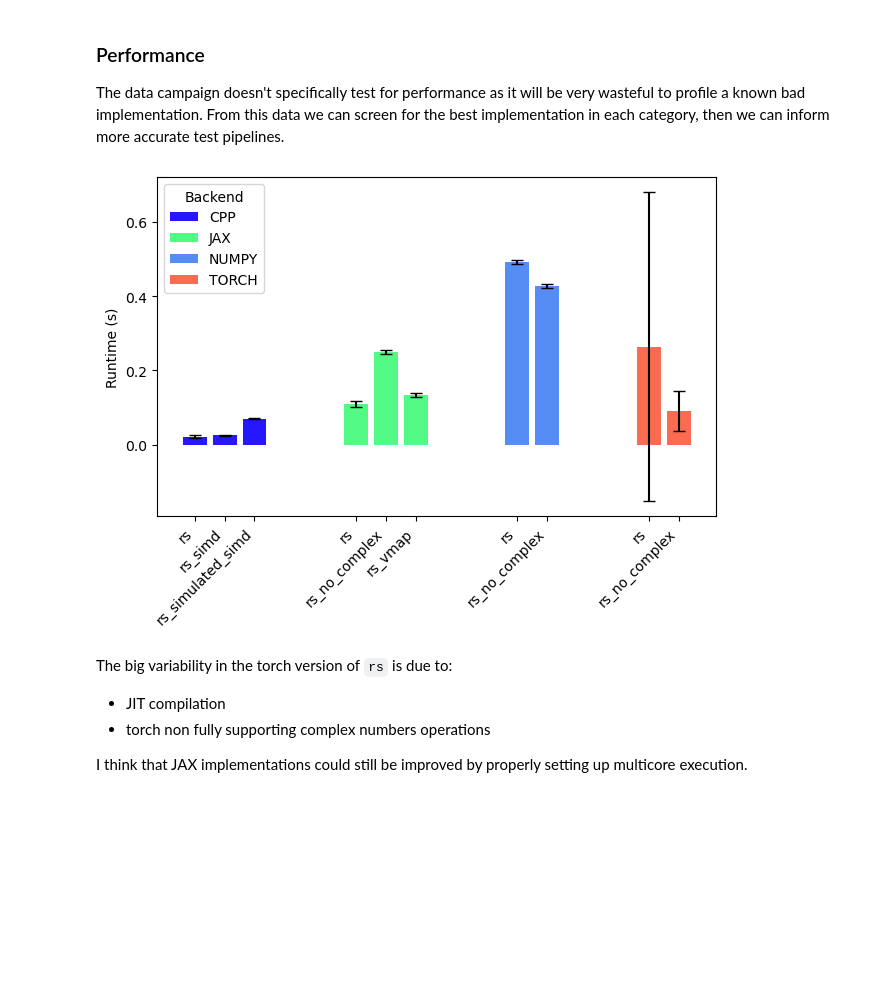
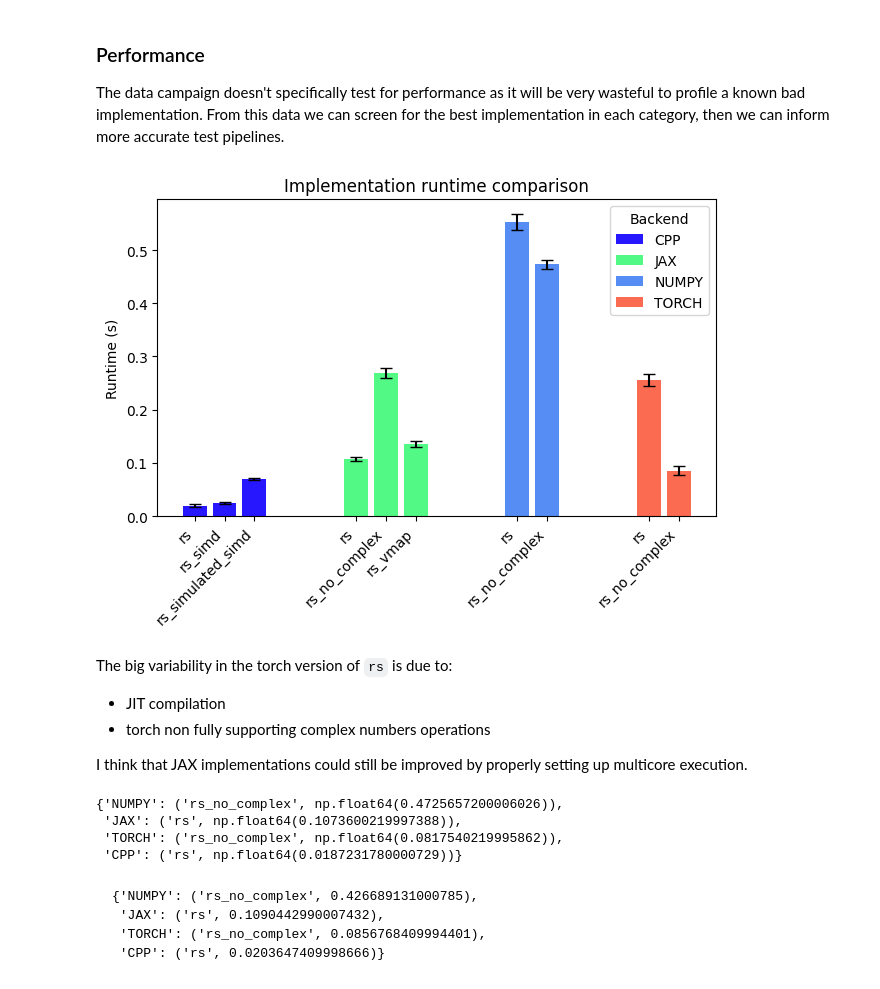
Before and after one commit to FattiMei/slm-porting, a Jupyter notebook: analysis/verification.ipynb, the cells around one changed output. Saved outputs shown, nothing was run; the diff lists cells and outputs as text; code cells hidden in the pictures; blank space fills up the shorter version.

````diff
--- a/analysis/verification.ipynb
+++ b/analysis/verification.ipynb
@@ -11,0 +27,9 @@ df = pd.read_csv('../out.csv')
+# %%
+import jax
+import jax.numpy as jnp
+jax.config.update('jax_enable_x64', True)
+import numpy as np
+
+from slmporting.core.slm import SLM
+from slmporting.core.array import Array
+from slmporting.core.types import Algorithm, Backend, Device, DType
@@ -11,0 +88,9 @@ df = pd.read_csv('../out.csv')
+# %%
+# we are dealing with a number that lives in [0, 2π]
+# and wraps, so 2π-ε and ε are quite close
+#
+# there are possibly better error metrics to be chosen from,
+# especially if we wanted to explore multiprecision.
+# for the verification purposes, this one will suffice
+def error_function(x, y):
+    return np.max(np.abs(x-y))
@@ -11,0 +155,11 @@ df = pd.read_csv('../out.csv')
+# %%
+input_filename = 'hp_laptop.csv'
+
+try:
+    df = pd.read_csv(input_filename)
+except FileNotFoundError:
+    df = run_test_batch(
+        seed = 42,
+        nruns = 5,
+    )
+    df.to_csv(input_filename)
@@ -116,9 +291,12 @@ for backend, _df in local.groupby('backend'):
     backend_nested_map[backend] = {}
 
     for name, _ddf in _df.groupby('name'):
-        backend_nested_map[backend][name] = _ddf['total_time'].to_numpy()
+        # In the verification script, the first call to `torch.compile` is always
+        # painfully slow. The correct way to proceed is to remove the incriminated
+        # sample, which is hopefully only the first one
+        backend_nested_map[backend][name] = _ddf['total_time'].to_numpy()[1:]
 # %%
-fix, ax = plt.subplots()
+fig, ax = plt.subplots()
 
 # plotting parameters, for decoration
 bar_width = 0.2
@@ -134,37 +312,66 @@ for backend, nested_map in backend_nested_map.items():
         mean = np.mean(t)
         std = np.std(t)
 
         ax.bar(
             offset,
             mean,
             bar_width,
             yerr=std,
             color=backend_color_map[backend],
             capsize=4,
             label=backend
         )
 
         x_positions.append(offset)
         x_labels.append(name)
         offset += bar_width + intra_gap
 
     offset += group_gap
 
 ax.set_xticks(x_positions)
 ax.set_xticklabels(x_labels, rotation=45, ha="right")
 
 ax.set_ylabel("Runtime (s)")
 handles, labels = ax.get_legend_handles_labels()
 by_label = dict(zip(labels, handles))
 ax.legend(by_label.values(), by_label.keys(), title="Backend")
 
+plt.title('Implementation runtime comparison')
 plt.tight_layout()
 plt.show()
 # %% [output]
-[figure, old version]
+[figure, new version]
 # %% [markdown]
 The big variability in the torch version of `rs` is due to:
   * JIT compilation
   * torch non fully supporting complex numbers operations
 
 I think that JAX implementations could still be improved by properly setting up multicore execution.
+# %%
+# for each backend we take the best implementation
+# this information will be used for directing the profiling effort
+backend_best = {}
+
+for backend in local['backend'].unique():
+    all_impls_in_backend = backend_nested_map[backend]
+    candidates = [
+        (name, np.median(t))
+        for name, t in all_impls_in_backend.items()
+    ]
+
+    best_candidate = min(candidates, key=lambda x: x[1])
+    backend_best[backend] = best_candidate
+
+backend_best
+# %% [output]
+{'NUMPY': ('rs_no_complex', np.float64(0.4725657200006026)),
+ 'JAX': ('rs', np.float64(0.1073600219997388)),
+ 'TORCH': ('rs_no_complex', np.float64(0.0817540219995862)),
+ 'CPP': ('rs', np.float64(0.0187231780000729))}
+# %% [markdown]
+```
+{'NUMPY': ('rs_no_complex', 0.426689131000785),
+ 'JAX': ('rs', 0.1090442990007432),
+ 'TORCH': ('rs_no_complex', 0.0856768409994401),
+ 'CPP': ('rs', 0.0203647409998666)}
+```
````
Also changed, not shown: parts of 14 cells of this notebook, 1 other file.
